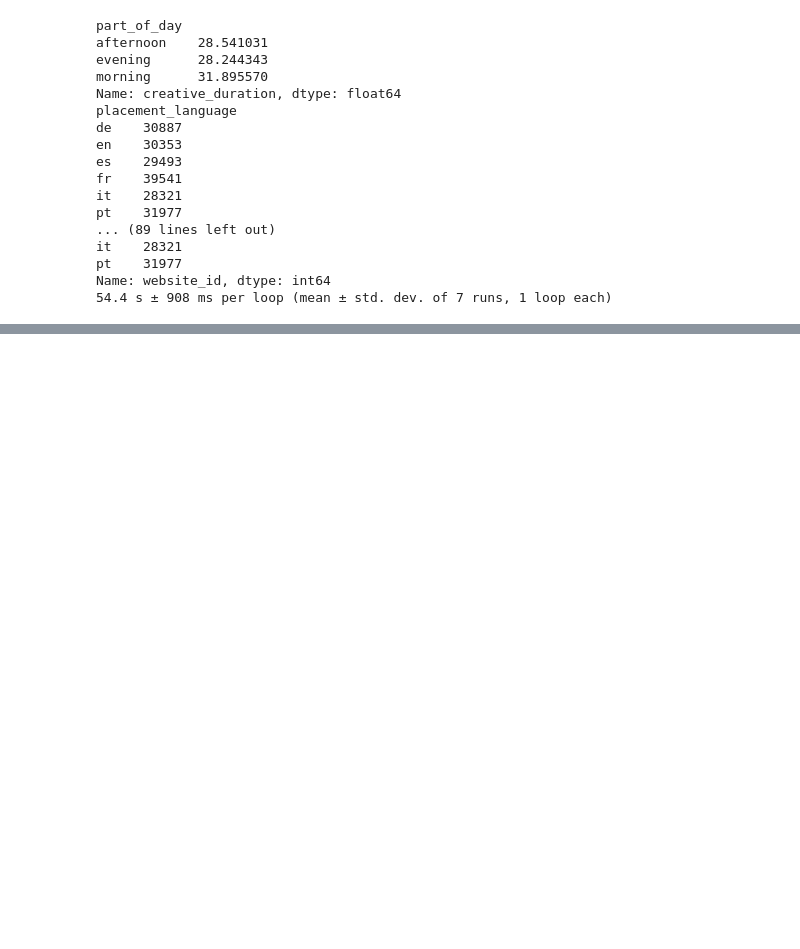
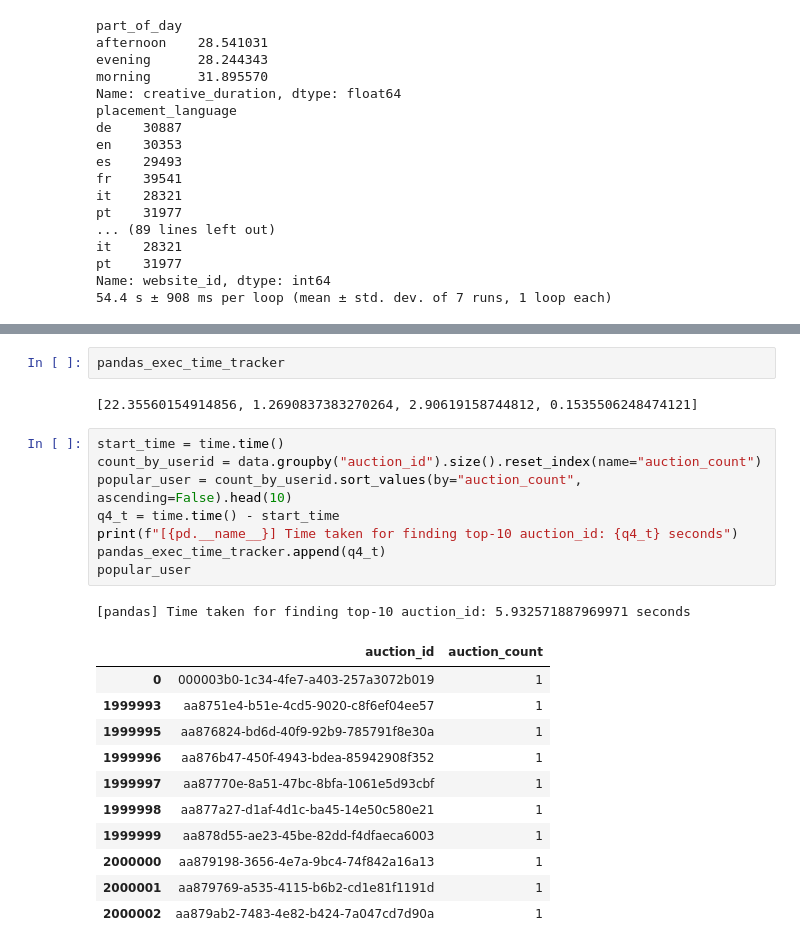
Before and after one commit to rajeshmore1/Performance---Fireducks-Vs-Pandas, a Jupyter notebook: Fireducks_Vs_Pandas.ipynb, the cells around one changed output, grey strips where cells are left out. Saved outputs shown, nothing was run; the diff lists cells and outputs as text; blank space fills up the shorter version.

```diff
--- a/Fireducks_Vs_Pandas.ipynb
+++ b/Fireducks_Vs_Pandas.ipynb
@@ -182,0 +285,25 @@ Name: website_id, dtype: int64
+# %%
+pandas_exec_time_tracker
+# %% [output]
+[22.35560154914856, 1.2690837383270264, 2.90619158744812, 0.1535506248474121]
+# %%
+start_time = time.time()
+count_by_userid = data.groupby("auction_id").size().reset_index(name="auction_count")
+popular_user = count_by_userid.sort_values(by="auction_count", ascending=False).head(10)
+q4_t = time.time() - start_time
+print(f"[{pd.__name__}] Time taken for finding top-10 auction_id: {q4_t} seconds")
+pandas_exec_time_tracker.append(q4_t)
+popular_user
+# %% [output]
+[pandas] Time taken for finding top-10 auction_id: 5.932571887969971 seconds
+|  | auction_id | auction_count |
+| 0 | 000003b0-1c34-4fe7-a403-257a3072b019 | 1 |
+| 1999993 | aa8751e4-b51e-4cd5-9020-c8f6ef04ee57 | 1 |
+| 1999995 | aa876824-bd6d-40f9-92b9-785791f8e30a | 1 |
+| 1999996 | aa876b47-450f-4943-bdea-85942908f352 | 1 |
+| 1999997 | aa87770e-8a51-47bc-8bfa-1061e5d93cbf | 1 |
+| 1999998 | aa877a27-d1af-4d1c-ba45-14e50c580e21 | 1 |
+| 1999999 | aa878d55-ae23-45be-82dd-f4dfaeca6003 | 1 |
+| 2000000 | aa879198-3656-4e7a-9bc4-74f842a16a13 | 1 |
+| 2000001 | aa879769-a535-4115-b6b2-cd1e81f1191d | 1 |
+| 2000002 | aa879ab2-7483-4e82-b424-7a047cd7d90a | 1 |
```
Also changed, not shown: parts of 35 cells of this notebook.
